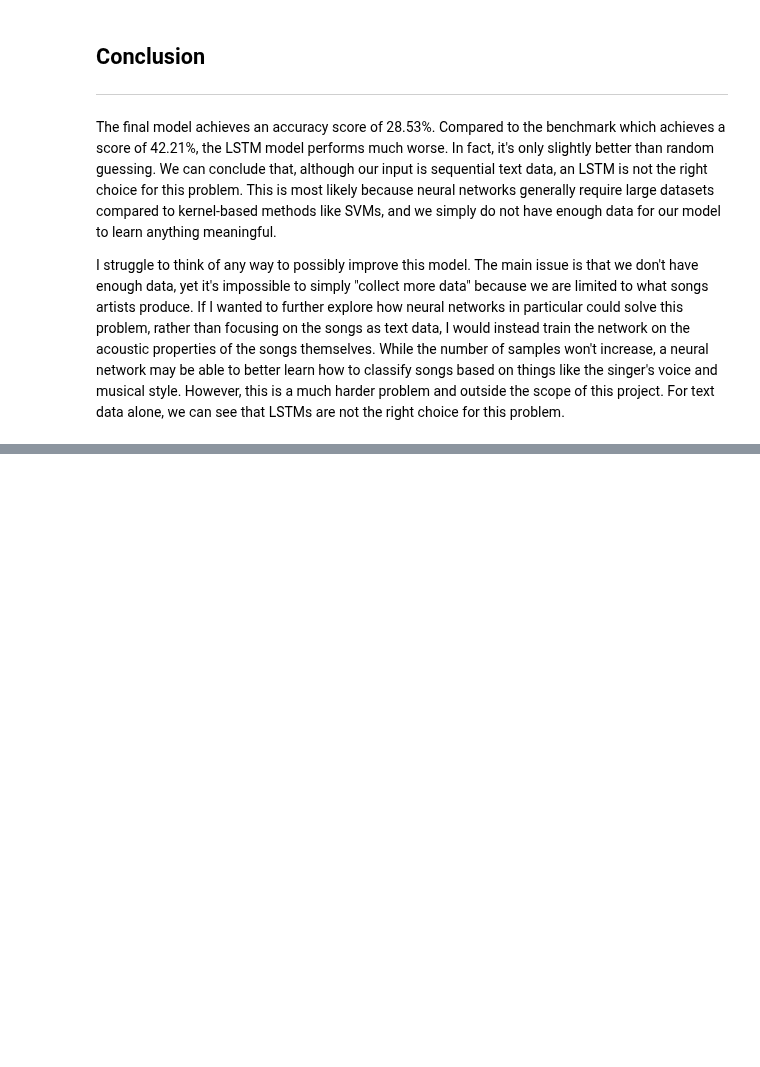
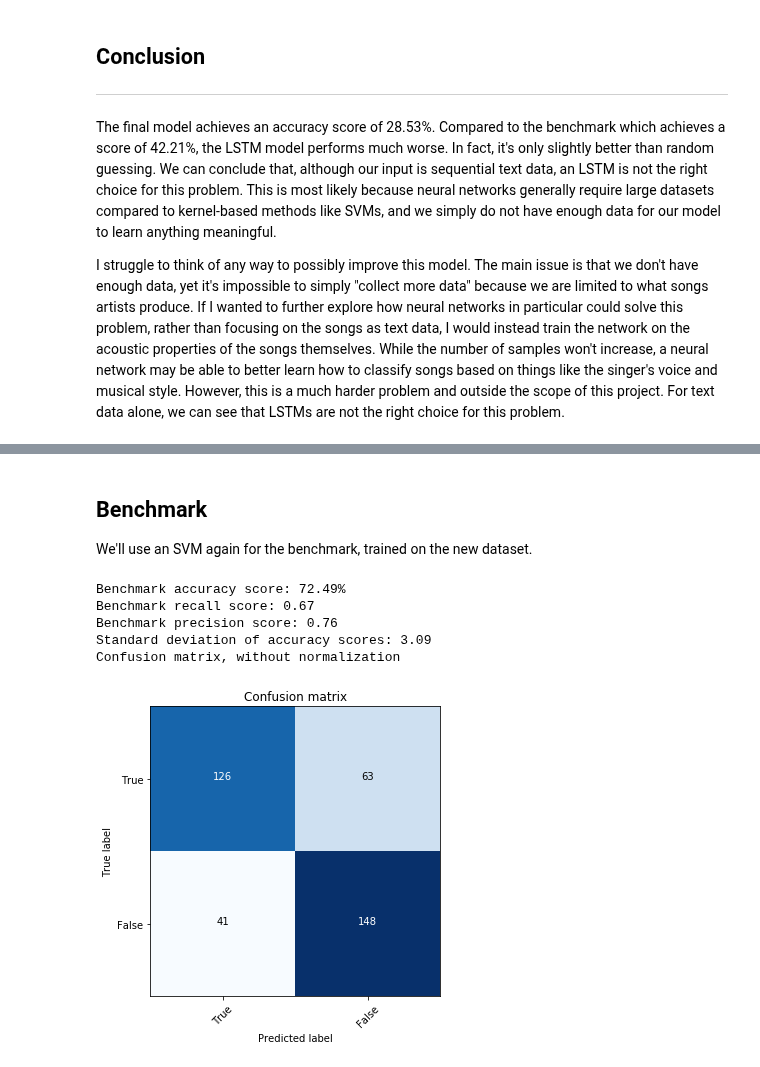
Before and after one commit to greg-mogavero/song-lyrics-classification, a Jupyter notebook: capstone.ipynb, the cells around one changed output, grey strips where cells are left out. Drawn from its saved outputs; the diff is of its cells as text; code cells hidden in the pictures; blank space fills up the shorter version.

Commit message:
Start implementing binary classification for song lyric classifier.

```diff
--- a/capstone.ipynb
+++ b/capstone.ipynb
@@ -436,0 +444,13 @@ I struggle to think of any way to possibly improve this model. The main issue is
+# %%
+import pandas as pd
+import numpy as np
+
+raw_data = pd.read_csv("./songdata.csv")
+raw_data = raw_data.drop(["song", "link"], axis=1)
+
+data = raw_data[raw_data["artist"] == "Gordon Lightfoot"]
+raw_data.drop(raw_data[raw_data["artist"] == "Gordon Lightfoot"].index, inplace=True)
+data = data.append(raw_data.sample(n=len(data), random_state=0))
+
+print(data[0:5])
+print(data[189:194])
@@ -436,0 +470,57 @@ I struggle to think of any way to possibly improve this model. The main issue is
+# %% [markdown]
+## Benchmark
+
+We'll use an SVM again for the benchmark, trained on the new dataset.
+# %%
+%matplotlib inline
+
+import matplotlib.pyplot as plt
+import numpy as np
+from sklearn.svm import SVC
+from sklearn.metrics import accuracy_score
+from sklearn.metrics import precision_score
+from sklearn.metrics import recall_score
+from sklearn.metrics import confusion_matrix
+from sklearn.model_selection import KFold
+from sklearn.feature_extraction.text import CountVectorizer
+from visualization import plot_confusion_matrix
+
+y = np.array(data["artist"] == "Gordon Lightfoot")
+cv = CountVectorizer(stop_words="english", max_features=250)
+X = cv.fit_transform(data["text"])
+
+kf = KFold(n_splits=5, shuffle=True, random_state=42)
+
+accuracy_scores = []
+recall_scores = []
+precision_scores = []
+all_y_test = []
+all_pred = []
+
+for train_idx, test_idx in kf.split(X):
+    X_train, X_test = X[train_idx], X[test_idx]
+    y_train, y_test = y[train_idx], y[test_idx]
+    clf = SVC(random_state=42)
+    clf.fit(X_train, y_train)
+    pred = clf.predict(X_test)
+    all_y_test.extend(y_test)
+    all_pred.extend(pred)
+    accuracy_scores.append(accuracy_score(y_test, pred))
+    recall_scores.append(recall_score(y_test, pred))
+    precision_scores.append(precision_score(y_test, pred))
+
+print("Benchmark accuracy score: {:.2f}%".format(np.mean(accuracy_scores) * 100))
+print("Benchmark recall score: {:.2f}".format(np.mean(recall_scores)))
+print("Benchmark precision score: {:.2f}".format(np.mean(precision_scores)))
+print("Standard deviation of accuracy scores: {:.2f}".format(np.std(accuracy_scores) * 100))
+
+class_names = [True, False]
+plt.figure(figsize=(5, 5))
+plot_confusion_matrix(confusion_matrix(all_y_test, all_pred, labels=class_names), class_names)
+# %% [output]
+Benchmark accuracy score: 72.49%
+Benchmark recall score: 0.67
+Benchmark precision score: 0.76
+Standard deviation of accuracy scores: 3.09
+Confusion matrix, without normalization
+[figure, added]
```
Also changed, not shown: parts of 6 cells of this notebook.
